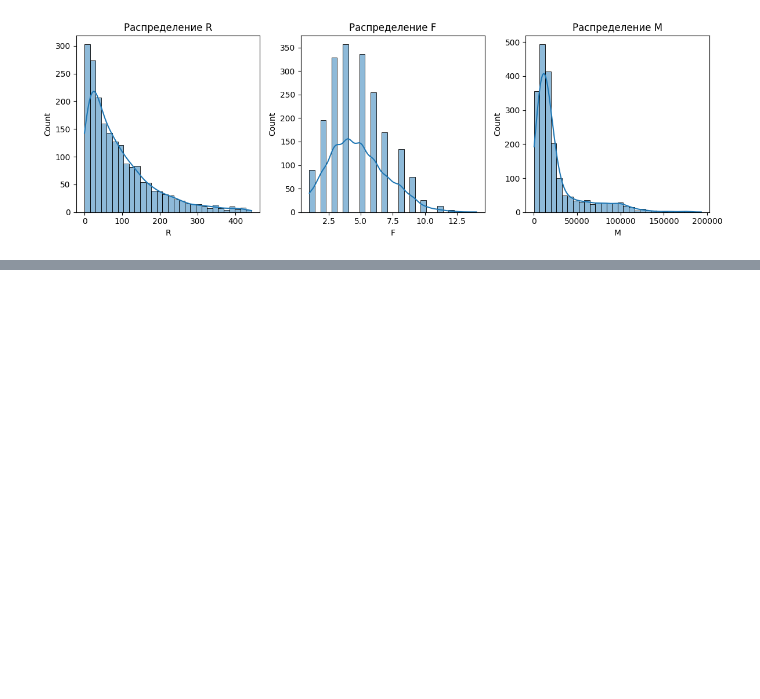
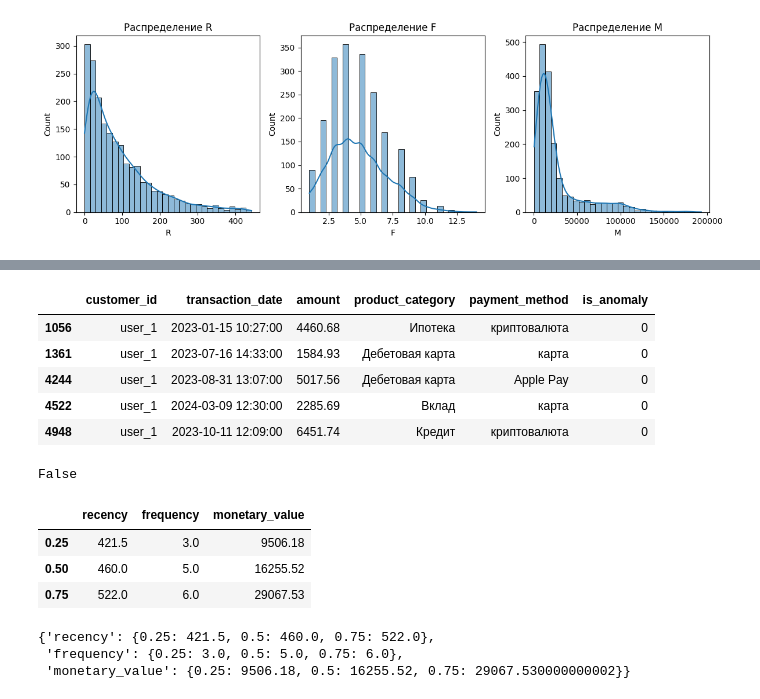
Before and after one commit to NikitaBoyarkin/rfm-analysis-of-bank-clients, a Jupyter notebook: beta.ipynb, the cells around one changed output, grey strips where cells are left out. Drawn from its saved outputs; the diff is of its cells as text; code cells hidden in the pictures; blank space fills up the shorter version.

```diff
--- a/beta.ipynb
+++ b/beta.ipynb
@@ -97,0 +107,3 @@ plt.show()
+# %%
+# Make the date_placed column datetime
+df['transaction_date'] = pd.to_datetime(df['transaction_date'])
@@ -97,0 +141,35 @@ plt.show()
+# %%
+user_1 = df[df['customer_id']=='user_1']
+user_1.head()
+# %% [output]
+|  | customer_id | transaction_date | amount | product_category | payment_method | is_anomaly |
+| 1056 | user_1 | 2023-01-15 10:27:00 | 4460.68 | Ипотека | криптовалюта | 0 |
+| 1361 | user_1 | 2023-07-16 14:33:00 | 1584.93 | Дебетовая карта | карта | 0 |
+| 4244 | user_1 | 2023-08-31 13:07:00 | 5017.56 | Дебетовая карта | Apple Pay | 0 |
+| 4522 | user_1 | 2024-03-09 12:30:00 | 2285.69 | Вклад | карта | 0 |
+| 4948 | user_1 | 2023-10-11 12:09:00 | 6451.74 | Кредит | криптовалюта | 0 |
+# %%
+# Inserting the date of user_1 purchase and comparing it to the recency in the rfmTable we verify our RFM table is correct.
+
+(NOW - dt.datetime(2023,1,15)).days==419
+# %% [output]
+False
+# %%
+# Determining RFM Quartiles
+
+quantiles = rfmTable.quantile(q=[0.25,0.5,0.75])
+
+quantiles
+# %% [output]
+|  | recency | frequency | monetary_value |
+| 0.25 | 421.5 | 3.0 | 9506.18 |
+| 0.50 | 460.0 | 5.0 | 16255.52 |
+| 0.75 | 522.0 | 6.0 | 29067.53 |
+# %%
+quantiles = quantiles.to_dict()
+
+quantiles
+# %% [output]
+{'recency': {0.25: 421.5, 0.5: 460.0, 0.75: 522.0},
+ 'frequency': {0.25: 3.0, 0.5: 5.0, 0.75: 6.0},
+ 'monetary_value': {0.25: 9506.18, 0.5: 16255.52, 0.75: 29067.530000000002}}
```
Also changed, not shown: parts of 14 cells of this notebook, 1 other file.
